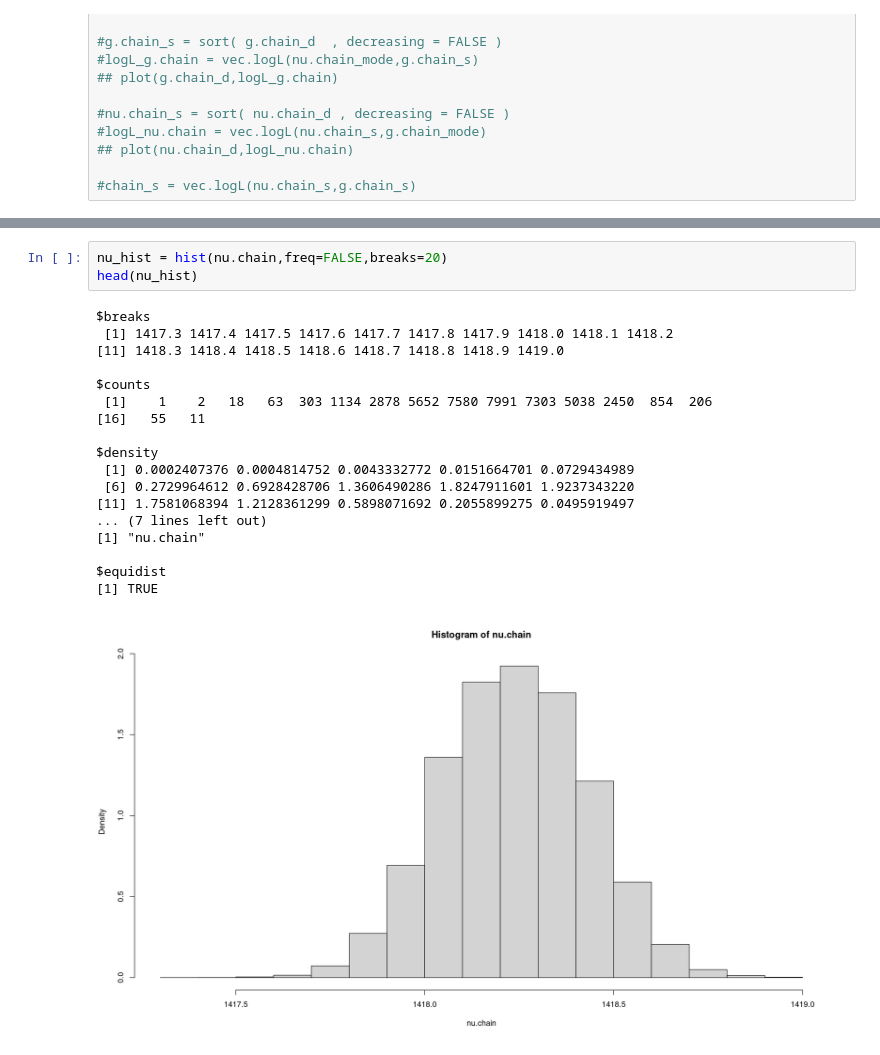
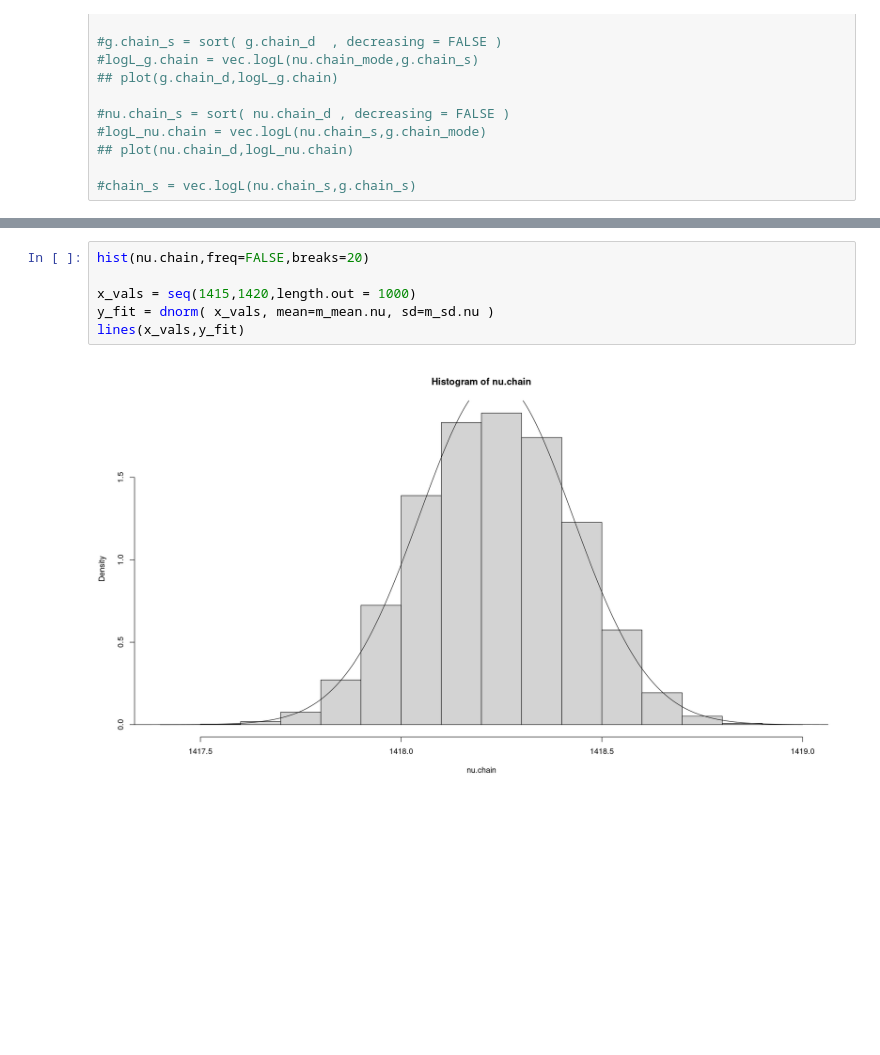
Before and after one commit to cesarium/da-bayesian-star, a Jupyter notebook: notebook.ipynb, the cells around one changed output, grey strips where cells are left out. Saved outputs shown, nothing was run; the diff lists cells and outputs as text; blank space fills up the shorter version.

```diff
--- a/notebook.ipynb
+++ b/notebook.ipynb
@@ -1436,25 +1440,11 @@ ERROR: Error in vec_un.normalized.posterior(nu.chain_d, g.chain_d): could not fi
 # %%
-nu_hist = hist(nu.chain,freq=FALSE,breaks=20)
-head(nu_hist)
+hist(nu.chain,freq=FALSE,breaks=20)
+
+x_vals = seq(1415,1420,length.out = 1000)
+y_fit = dnorm( x_vals, mean=m_mean.nu, sd=m_sd.nu )
+lines(x_vals,y_fit)
 # %% [output]
-$breaks
- [1] 1417.3 1417.4 1417.5 1417.6 1417.7 1417.8 1417.9 1418.0 1418.1 1418.2
-[11] 1418.3 1418.4 1418.5 1418.6 1418.7 1418.8 1418.9 1419.0
-
-$counts
- [1]    1    2   18   63  303 1134 2878 5652 7580 7991 7303 5038 2450  854  206
-[16]   55   11
-
-$density
- [1] 0.0002407376 0.0004814752 0.0043332772 0.0151664701 0.0729434989
- [6] 0.2729964612 0.6928428706 1.3606490286 1.8247911601 1.9237343220
-[11] 1.7581068394 1.2128361299 0.5898071692 0.2055899275 0.0495919497
-... (7 lines left out)
-[1] "nu.chain"
-
-$equidist
-[1] TRUE
-[figure, old version]
+[figure, new version]
 # %%
 g_hist = hist(g.chain,freq=FALSE,breaks=20)
 head(g_hist)
```
Also changed, not shown: parts of 9 cells of this notebook.
